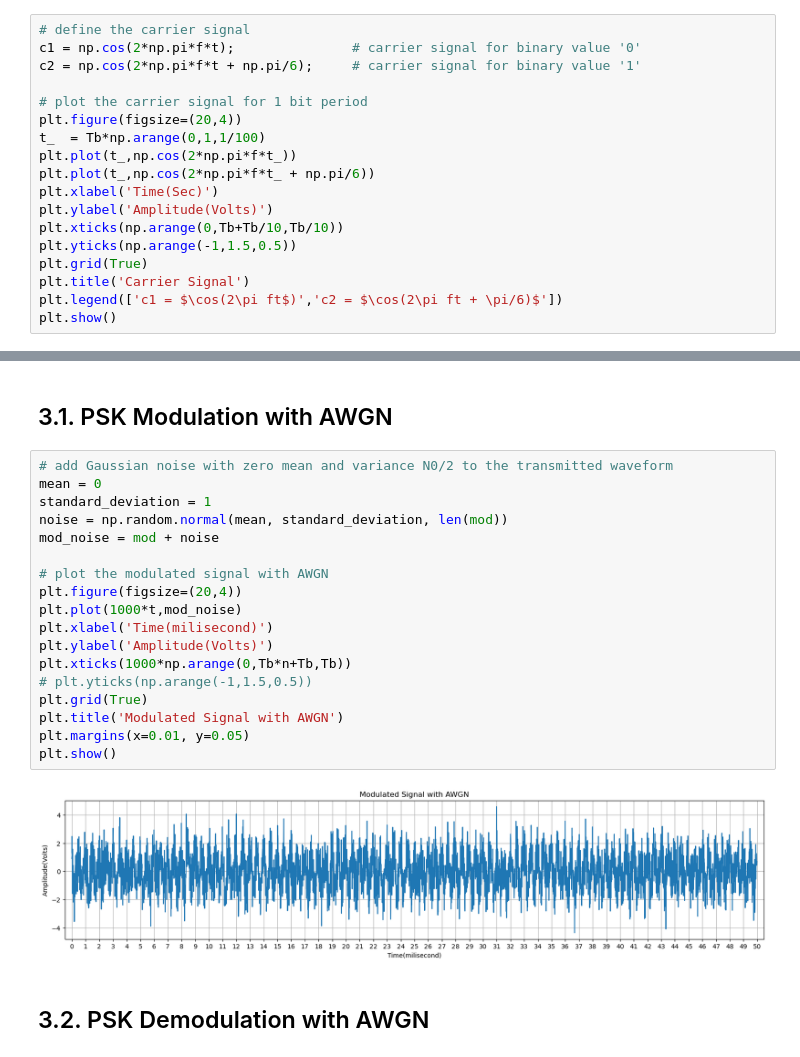
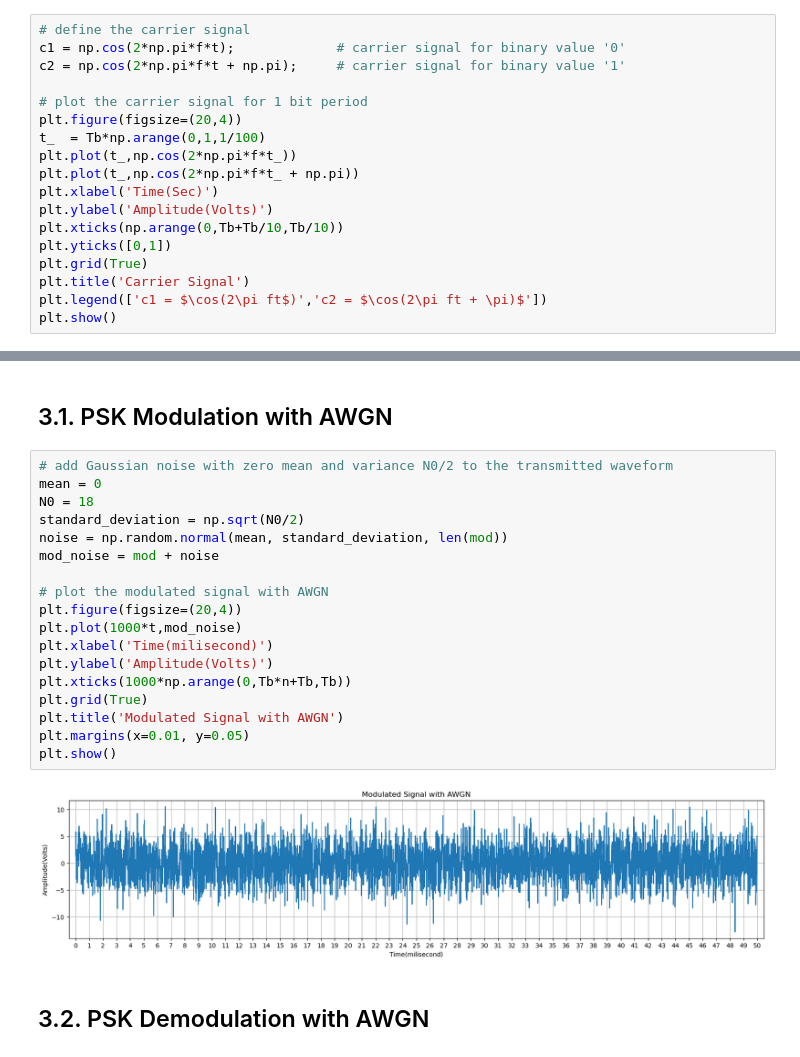
Before and after one commit to nguyen-tuan-hiep/Introduction-to-Communication-Engineering, a Jupyter notebook: psk.ipynb, the cells around one changed output, grey strips where cells are left out. Drawn from its saved outputs; the diff is of its cells as text.

```diff
--- a/psk.ipynb
+++ b/psk.ipynb
@@ -21,20 +22,20 @@ t = Tb*np.arange(0,n,1/nb)
 ## 1.1. Generate and plot the carrier signal
 # %%
 # define the carrier signal
-c1 = np.cos(2*np.pi*f*t);               # carrier signal for binary value '0'
-c2 = np.cos(2*np.pi*f*t + np.pi/6);     # carrier signal for binary value '1'
+c1 = np.cos(2*np.pi*f*t);             # carrier signal for binary value '0'
+c2 = np.cos(2*np.pi*f*t + np.pi);     # carrier signal for binary value '1'
 
 # plot the carrier signal for 1 bit period
 plt.figure(figsize=(20,4))
 t_  = Tb*np.arange(0,1,1/100)
 plt.plot(t_,np.cos(2*np.pi*f*t_))
-plt.plot(t_,np.cos(2*np.pi*f*t_ + np.pi/6))
+plt.plot(t_,np.cos(2*np.pi*f*t_ + np.pi))
 plt.xlabel('Time(Sec)')
 plt.ylabel('Amplitude(Volts)')
 plt.xticks(np.arange(0,Tb+Tb/10,Tb/10))
-plt.yticks(np.arange(-1,1.5,0.5))
+plt.yticks([0,1])
 plt.grid(True)
 plt.title('Carrier Signal')
-plt.legend(['c1 = $\cos(2\pi ft$)','c2 = $\cos(2\pi ft + \pi/6)$'])
+plt.legend(['c1 = $\cos(2\pi ft$)','c2 = $\cos(2\pi ft + \pi)$'])
 plt.show()
 # %% [output]
@@ -121,23 +124,23 @@ plt.grid(True)
 # %%
 # add Gaussian noise with zero mean and variance N0/2 to the transmitted waveform
 mean = 0
-standard_deviation = 1
+N0 = 18
+standard_deviation = np.sqrt(N0/2)
 noise = np.random.normal(mean, standard_deviation, len(mod))
 mod_noise = mod + noise
 
 # plot the modulated signal with AWGN
 plt.figure(figsize=(20,4))
 plt.plot(1000*t,mod_noise)
 plt.xlabel('Time(milisecond)')
 plt.ylabel('Amplitude(Volts)')
 plt.xticks(1000*np.arange(0,Tb*n+Tb,Tb))
-# plt.yticks(np.arange(-1,1.5,0.5))
 plt.grid(True)
 plt.title('Modulated Signal with AWGN')
 plt.margins(x=0.01, y=0.05)
 plt.show()
 # %% [output]
-[figure, old version]
+[figure, new version]
 # %% [markdown]
 ## 3.2. PSK Demodulation with AWGN
 # %%
```
Also changed, not shown: parts of 12 cells of this notebook, 6 other files.
